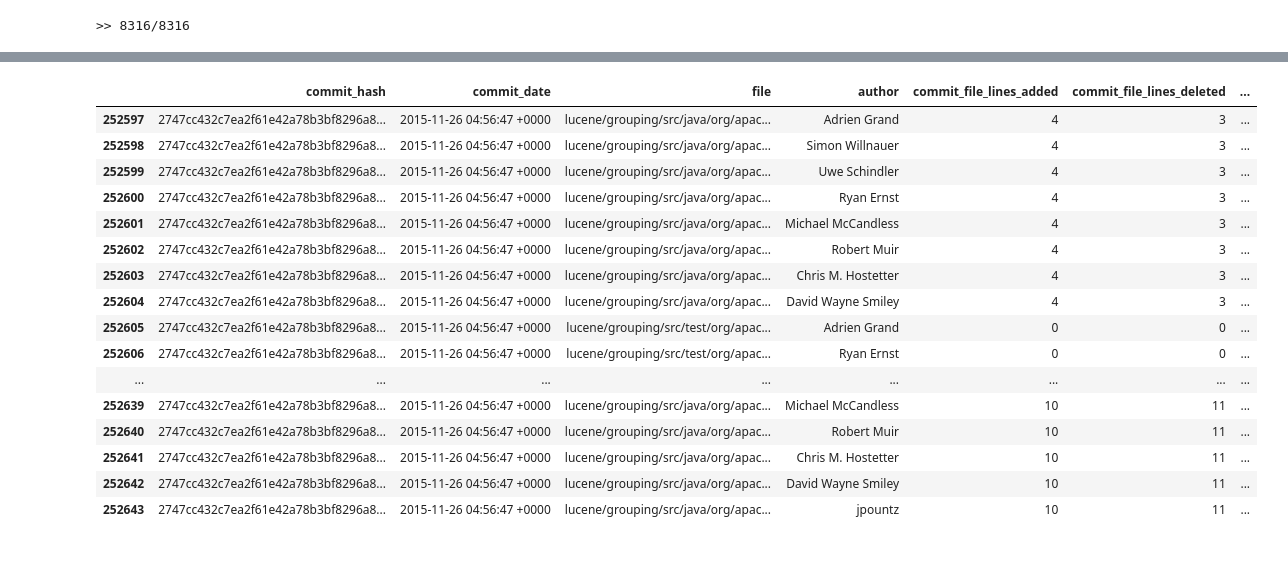
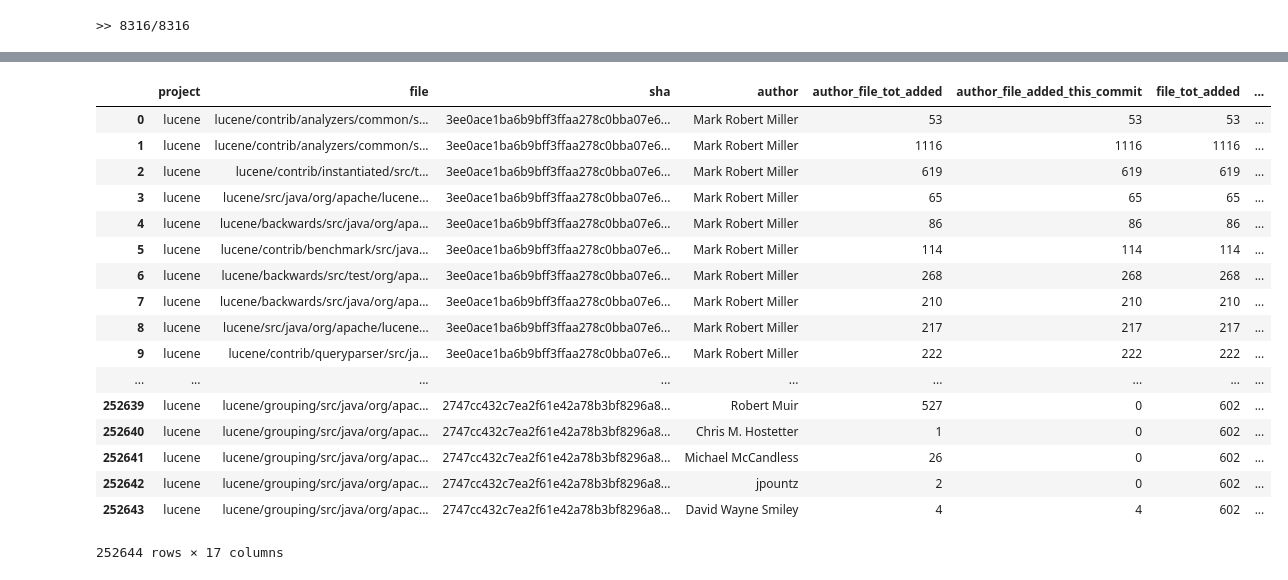
Before and after one commit to kajdreef/IN4334-MSR, a Jupyter notebook: dataset_creation/lucene/dataset_creation_fine_grained.ipynb, the cells around one changed output, grey strips where cells are left out. Saved outputs shown, nothing was run; the diff lists cells and outputs as text; code cells hidden in the pictures.

```diff
--- a/dataset_creation/lucene/dataset_creation_fine_grained.ipynb
+++ b/dataset_creation/lucene/dataset_creation_fine_grained.ipynb
@@ -369,5 +370,25 @@ df2
 | 14301 | c9361e0d36a640c0ad0a25e41708c86dc... | lucene/highlighter/src/java/org/a... | 1 |
 14302 rows × 3 columns
 # %%
-df = df.merge(df2, on=['commit_hash', 'file'], how='left').fillna(0)
+df = df.merge(df2, on=['sha', 'file'], how='left').fillna(0)
+df
+# %% [output]
+|  | project | file | sha | author | author_file_tot_added | author_file_added_this_commit | file_tot_added | ... |
+| 0 | lucene | lucene/contrib/analyzers/common/s... | 3ee0ace1ba6b9bff3ffaa278c0bba07e6... | Mark Robert Miller | 53 | 53 | 53 | ... |
+| 1 | lucene | lucene/contrib/analyzers/common/s... | 3ee0ace1ba6b9bff3ffaa278c0bba07e6... | Mark Robert Miller | 1116 | 1116 | 1116 | ... |
+| 2 | lucene | lucene/contrib/instantiated/src/t... | 3ee0ace1ba6b9bff3ffaa278c0bba07e6... | Mark Robert Miller | 619 | 619 | 619 | ... |
+| 3 | lucene | lucene/src/java/org/apache/lucene... | 3ee0ace1ba6b9bff3ffaa278c0bba07e6... | Mark Robert Miller | 65 | 65 | 65 | ... |
+| 4 | lucene | lucene/backwards/src/java/org/apa... | 3ee0ace1ba6b9bff3ffaa278c0bba07e6... | Mark Robert Miller | 86 | 86 | 86 | ... |
+| 5 | lucene | lucene/contrib/benchmark/src/java... | 3ee0ace1ba6b9bff3ffaa278c0bba07e6... | Mark Robert Miller | 114 | 114 | 114 | ... |
+| 6 | lucene | lucene/backwards/src/test/org/apa... | 3ee0ace1ba6b9bff3ffaa278c0bba07e6... | Mark Robert Miller | 268 | 268 | 268 | ... |
+| 7 | lucene | lucene/backwards/src/java/org/apa... | 3ee0ace1ba6b9bff3ffaa278c0bba07e6... | Mark Robert Miller | 210 | 210 | 210 | ... |
+| 8 | lucene | lucene/src/java/org/apache/lucene... | 3ee0ace1ba6b9bff3ffaa278c0bba07e6... | Mark Robert Miller | 217 | 217 | 217 | ... |
+| 9 | lucene | lucene/contrib/queryparser/src/ja... | 3ee0ace1ba6b9bff3ffaa278c0bba07e6... | Mark Robert Miller | 222 | 222 | 222 | ... |
+| ... | ... | ... | ... | ... | ... | ... | ... | ... |
+| 252639 | lucene | lucene/grouping/src/java/org/apac... | 2747cc432c7ea2f61e42a78b3bf8296a8... | Robert Muir | 527 | 0 | 602 | ... |
+| 252640 | lucene | lucene/grouping/src/java/org/apac... | 2747cc432c7ea2f61e42a78b3bf8296a8... | Chris M. Hostetter | 1 | 0 | 602 | ... |
+| 252641 | lucene | lucene/grouping/src/java/org/apac... | 2747cc432c7ea2f61e42a78b3bf8296a8... | Michael McCandless | 26 | 0 | 602 | ... |
+| 252642 | lucene | lucene/grouping/src/java/org/apac... | 2747cc432c7ea2f61e42a78b3bf8296a8... | jpountz | 2 | 0 | 602 | ... |
+| 252643 | lucene | lucene/grouping/src/java/org/apac... | 2747cc432c7ea2f61e42a78b3bf8296a8... | David Wayne Smiley | 4 | 4 | 602 | ... |
+252644 rows × 17 columns
 # %%
@@ -375,20 +395,0 @@ df.to_csv('lucene_dataset.csv')
-# %%
-df[df['commit_hash'] == '2747cc432c7ea2f61e42a78b3bf8296a88c5879b'] #Example of commit
-# %% [output]
-|  | commit_hash | commit_date | file | author | commit_file_lines_added | commit_file_lines_deleted | ... |
-| 252597 | 2747cc432c7ea2f61e42a78b3bf8296a8... | 2015-11-26 04:56:47 +0000 | lucene/grouping/src/java/org/apac... | Adrien Grand | 4 | 3 | ... |
-| 252598 | 2747cc432c7ea2f61e42a78b3bf8296a8... | 2015-11-26 04:56:47 +0000 | lucene/grouping/src/java/org/apac... | Simon Willnauer | 4 | 3 | ... |
-| 252599 | 2747cc432c7ea2f61e42a78b3bf8296a8... | 2015-11-26 04:56:47 +0000 | lucene/grouping/src/java/org/apac... | Uwe Schindler | 4 | 3 | ... |
-| 252600 | 2747cc432c7ea2f61e42a78b3bf8296a8... | 2015-11-26 04:56:47 +0000 | lucene/grouping/src/java/org/apac... | Ryan Ernst | 4 | 3 | ... |
-| 252601 | 2747cc432c7ea2f61e42a78b3bf8296a8... | 2015-11-26 04:56:47 +0000 | lucene/grouping/src/java/org/apac... | Michael McCandless | 4 | 3 | ... |
-| 252602 | 2747cc432c7ea2f61e42a78b3bf8296a8... | 2015-11-26 04:56:47 +0000 | lucene/grouping/src/java/org/apac... | Robert Muir | 4 | 3 | ... |
-| 252603 | 2747cc432c7ea2f61e42a78b3bf8296a8... | 2015-11-26 04:56:47 +0000 | lucene/grouping/src/java/org/apac... | Chris M. Hostetter | 4 | 3 | ... |
-| 252604 | 2747cc432c7ea2f61e42a78b3bf8296a8... | 2015-11-26 04:56:47 +0000 | lucene/grouping/src/java/org/apac... | David Wayne Smiley | 4 | 3 | ... |
-| 252605 | 2747cc432c7ea2f61e42a78b3bf8296a8... | 2015-11-26 04:56:47 +0000 | lucene/grouping/src/test/org/apac... | Adrien Grand | 0 | 0 | ... |
-| 252606 | 2747cc432c7ea2f61e42a78b3bf8296a8... | 2015-11-26 04:56:47 +0000 | lucene/grouping/src/test/org/apac... | Ryan Ernst | 0 | 0 | ... |
-| ... | ... | ... | ... | ... | ... | ... | ... |
-| 252639 | 2747cc432c7ea2f61e42a78b3bf8296a8... | 2015-11-26 04:56:47 +0000 | lucene/grouping/src/java/org/apac... | Michael McCandless | 10 | 11 | ... |
-| 252640 | 2747cc432c7ea2f61e42a78b3bf8296a8... | 2015-11-26 04:56:47 +0000 | lucene/grouping/src/java/org/apac... | Robert Muir | 10 | 11 | ... |
-| 252641 | 2747cc432c7ea2f61e42a78b3bf8296a8... | 2015-11-26 04:56:47 +0000 | lucene/grouping/src/java/org/apac... | Chris M. Hostetter | 10 | 11 | ... |
-| 252642 | 2747cc432c7ea2f61e42a78b3bf8296a8... | 2015-11-26 04:56:47 +0000 | lucene/grouping/src/java/org/apac... | David Wayne Smiley | 10 | 11 | ... |
-| 252643 | 2747cc432c7ea2f61e42a78b3bf8296a8... | 2015-11-26 04:56:47 +0000 | lucene/grouping/src/java/org/apac... | jpountz | 10 | 11 | ... |
```
Also changed, not shown: parts of 8 cells of this notebook, 4 other files.
